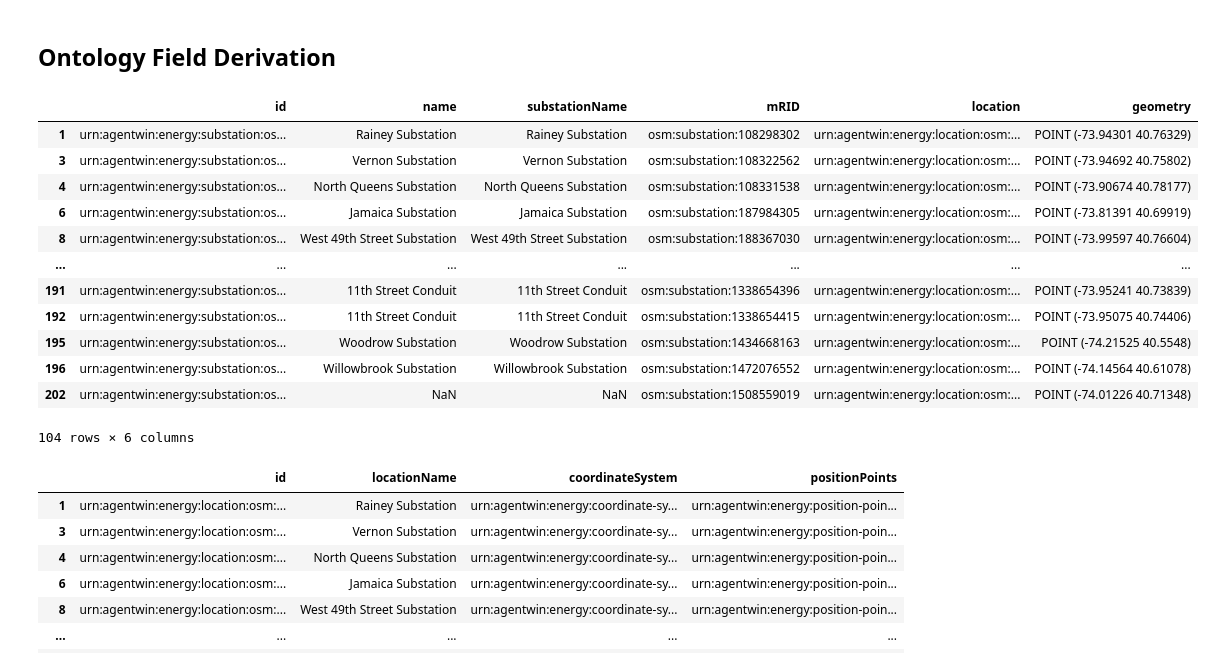
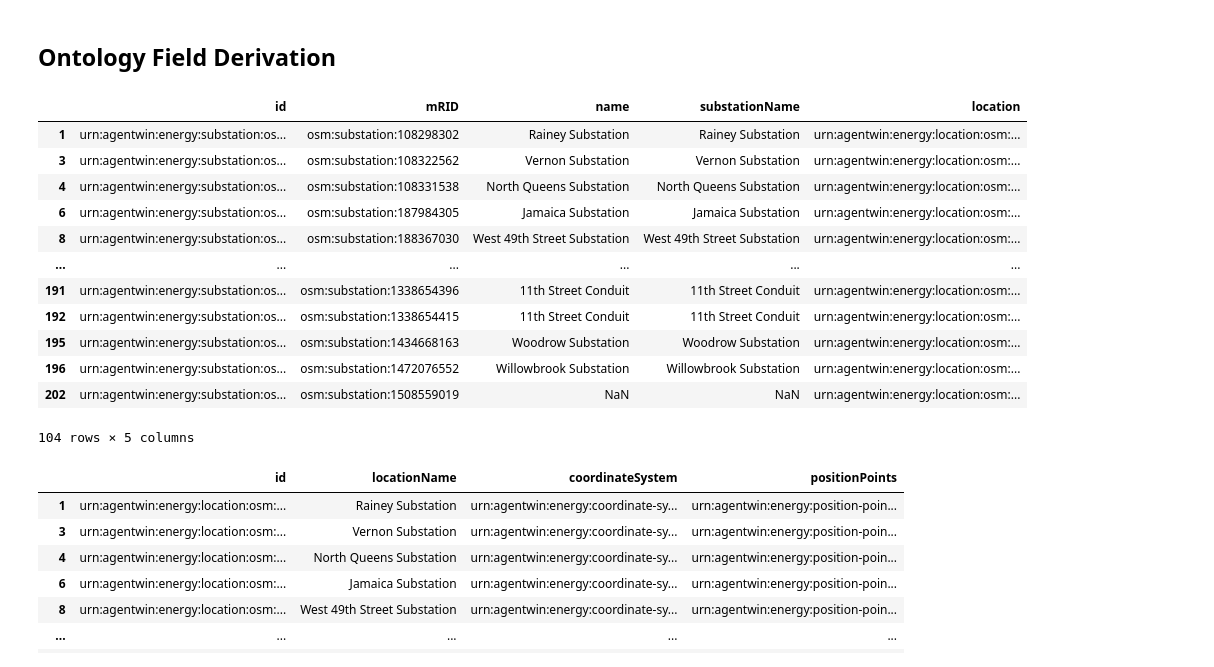
Before and after one commit to HenriKCorrea/agentwin-dataset, a Jupyter notebook: notebooks/substations.ipynb, the cells around one changed output. Saved outputs shown, nothing was run; the diff lists cells and outputs as text; code cells hidden in the pictures.

```diff
--- a/notebooks/substations.ipynb
+++ b/notebooks/substations.ipynb
@@ -237,36 +229,29 @@ map
 # %% [markdown]
 ## Ontology Field Derivation
 # %%
-substations_dtwin = substations.assign(
-    id=substations["substation_id"],
-    name=substations["name"],
-    substationName=substations["name"],
-    mRID="osm:substation:" + substations["id"].astype(str),
-    location=substations["location_id"]
-)[
-    [
-        "id",
-        "name",
-        "substationName",
-        "mRID",
-        "location",
-        "geometry",
-    ]
-]
+substations_dtwin = pd.DataFrame(
+    {
+        "id": substations["substation_id"],
+        "mRID": "osm:substation:" + substations["id"].astype(str),
+        "name": substations["name"],
+        "substationName": substations["name"],
+        "location": substations["location_id"]
+    }
+)
 
 substations_dtwin
 # %% [output]
-|  | id | name | substationName | mRID | location | geometry |
-| 1 | urn:agentwin:energy:substation:os... | Rainey Substation | Rainey Substation | osm:substation:108298302 | urn:agentwin:energy:location:osm:... | POINT (-73.94301 40.76329) |
-| 3 | urn:agentwin:energy:substation:os... | Vernon Substation | Vernon Substation | osm:substation:108322562 | urn:agentwin:energy:location:osm:... | POINT (-73.94692 40.75802) |
-| 4 | urn:agentwin:energy:substation:os... | North Queens Substation | North Queens Substation | osm:substation:108331538 | urn:agentwin:energy:location:osm:... | POINT (-73.90674 40.78177) |
-| 6 | urn:agentwin:energy:substation:os... | Jamaica Substation | Jamaica Substation | osm:substation:187984305 | urn:agentwin:energy:location:osm:... | POINT (-73.81391 40.69919) |
-| 8 | urn:agentwin:energy:substation:os... | West 49th Street Substation | West 49th Street Substation | osm:substation:188367030 | urn:agentwin:energy:location:osm:... | POINT (-73.99597 40.76604) |
-| ... | ... | ... | ... | ... | ... | ... |
-| 191 | urn:agentwin:energy:substation:os... | 11th Street Conduit | 11th Street Conduit | osm:substation:1338654396 | urn:agentwin:energy:location:osm:... | POINT (-73.95241 40.73839) |
-| 192 | urn:agentwin:energy:substation:os... | 11th Street Conduit | 11th Street Conduit | osm:substation:1338654415 | urn:agentwin:energy:location:osm:... | POINT (-73.95075 40.74406) |
-| 195 | urn:agentwin:energy:substation:os... | Woodrow Substation | Woodrow Substation | osm:substation:1434668163 | urn:agentwin:energy:location:osm:... | POINT (-74.21525 40.5548) |
-| 196 | urn:agentwin:energy:substation:os... | Willowbrook Substation | Willowbrook Substation | osm:substation:1472076552 | urn:agentwin:energy:location:osm:... | POINT (-74.14564 40.61078) |
-| 202 | urn:agentwin:energy:substation:os... | NaN | NaN | osm:substation:1508559019 | urn:agentwin:energy:location:osm:... | POINT (-74.01226 40.71348) |
+|  | id | mRID | name | substationName | location |
+| 1 | urn:agentwin:energy:substation:os... | osm:substation:108298302 | Rainey Substation | Rainey Substation | urn:agentwin:energy:location:osm:... |
+| 3 | urn:agentwin:energy:substation:os... | osm:substation:108322562 | Vernon Substation | Vernon Substation | urn:agentwin:energy:location:osm:... |
+| 4 | urn:agentwin:energy:substation:os... | osm:substation:108331538 | North Queens Substation | North Queens Substation | urn:agentwin:energy:location:osm:... |
+| 6 | urn:agentwin:energy:substation:os... | osm:substation:187984305 | Jamaica Substation | Jamaica Substation | urn:agentwin:energy:location:osm:... |
+| 8 | urn:agentwin:energy:substation:os... | osm:substation:188367030 | West 49th Street Substation | West 49th Street Substation | urn:agentwin:energy:location:osm:... |
+| ... | ... | ... | ... | ... | ... |
+| 191 | urn:agentwin:energy:substation:os... | osm:substation:1338654396 | 11th Street Conduit | 11th Street Conduit | urn:agentwin:energy:location:osm:... |
+| 192 | urn:agentwin:energy:substation:os... | osm:substation:1338654415 | 11th Street Conduit | 11th Street Conduit | urn:agentwin:energy:location:osm:... |
+| 195 | urn:agentwin:energy:substation:os... | osm:substation:1434668163 | Woodrow Substation | Woodrow Substation | urn:agentwin:energy:location:osm:... |
+| 196 | urn:agentwin:energy:substation:os... | osm:substation:1472076552 | Willowbrook Substation | Willowbrook Substation | urn:agentwin:energy:location:osm:... |
+| 202 | urn:agentwin:energy:substation:os... | osm:substation:1508559019 | NaN | NaN | urn:agentwin:energy:location:osm:... |
-104 rows × 6 columns
+104 rows × 5 columns
 # %%
```
Also changed, not shown: parts of 6 cells of this notebook, 4 other files.
